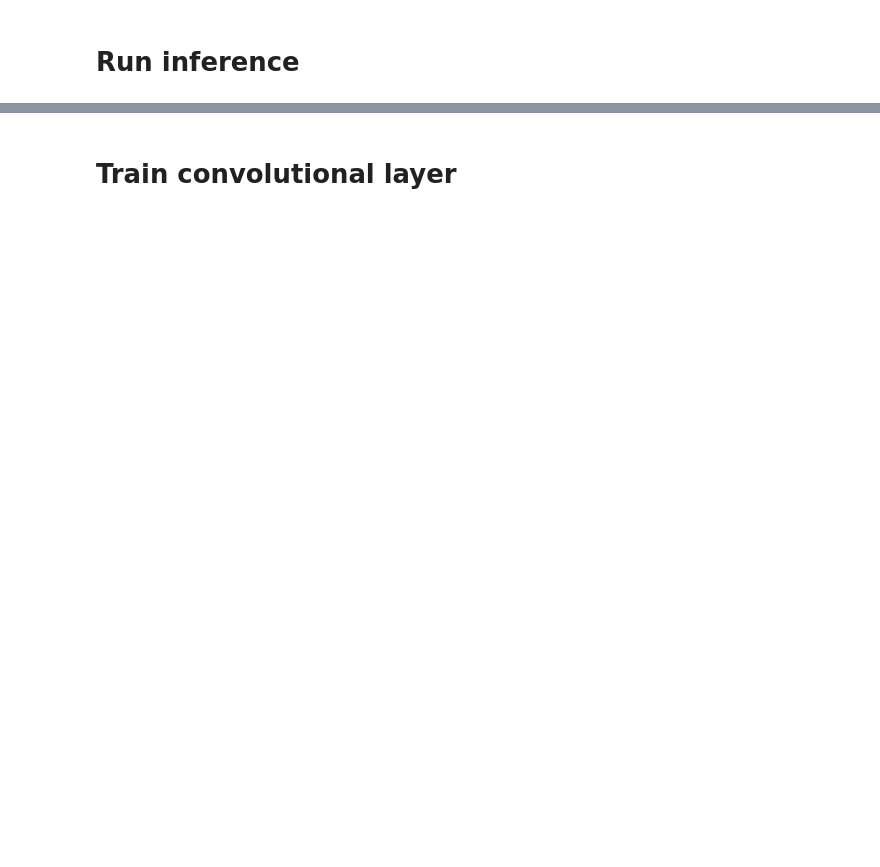
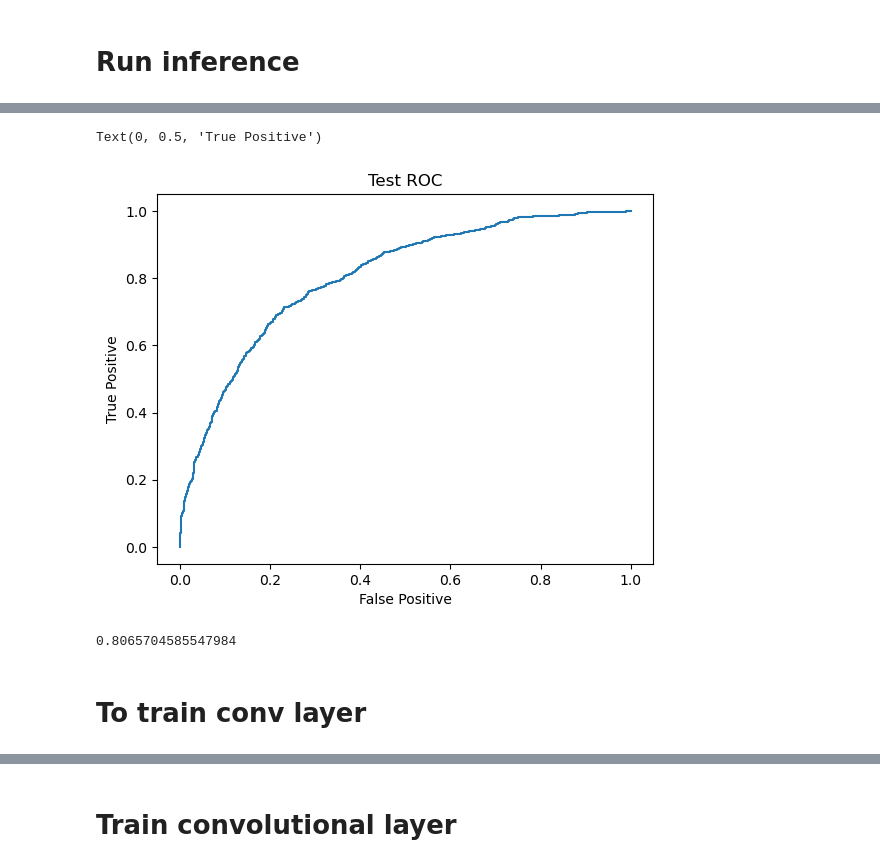
Before and after one commit to KYan19/asm_segment, a Jupyter notebook: notebooks/03_seg_to_class_conv.ipynb, the cells around one changed output, grey strips where cells are left out. Drawn from its saved outputs; the diff is of its cells as text; code cells hidden in the pictures; blank space fills up the shorter version.

```diff
--- a/notebooks/03_seg_to_class_conv.ipynb
+++ b/notebooks/03_seg_to_class_conv.ipynb
@@ -117,0 +102,18 @@ unique_ids
+# %%
+test_pixelwise_predictions = {}
+
+with torch.inference_mode():
+    for idx,samples in enumerate(test_dataloader):
+        unique_ids = samples['id']
+
+        # Move input data to the device
+        inputs = samples['image'].to(device)
+
+        # Forward pass
+        outputs = model(inputs)
+        outputs = torch.softmax(outputs, dim=1)
+        #outputs = outputs.argmax(dim=1).squeeze()
+
+        for unique_id,output in zip(unique_ids, outputs):
+            test_pixelwise_predictions[unique_id] = output[1].cpu().numpy()
+        print(f"Batch {idx}")
@@ -117,0 +138,9 @@ unique_ids
+# %%
+def pixelwise_to_prob(pixelwise_preds):
+    class_proba = {}
+    for (unique_id,preds) in pixelwise_preds.items():
+        # average probability
+        class_proba[unique_id] = np.mean(preds)
+        #class_proba[unique_id] = np.mean(preds*(preds>0.01))
+        #class_proba[unique_id] = np.sum((preds>0.5))
+    return class_proba
@@ -118 +149,24 @@ unique_ids
+# %%
+path="/n/home07/kayan/asm/data/filtered_labels.geojson"
+label_df = gpd.read_file(path)
+
+true_labels = [label_df[label_df["unique_id"]==x]["label"].values[0] for x in class_proba.keys()]
+# %%
+class_proba = list(class_proba.values())
+# %%
+fig,ax = plt.subplots()
+fpr, tpr, _ = roc_curve(true_labels, class_proba)
+ax.plot(fpr, tpr)
+ax.set_title("Test ROC")
+ax.set_xlabel("False Positive")
+ax.set_ylabel("True Positive")
+# %% [output]
+Text(0, 0.5, 'True Positive')
+[figure, added]
+# %%
+roc_auc_score(true_labels, class_proba)
+# %% [output]
+0.8065704585547984
+# %% [markdown]
+# To train conv layer
 # %%
```
Also changed, not shown: parts of 62 cells of this notebook, 11 other files.
